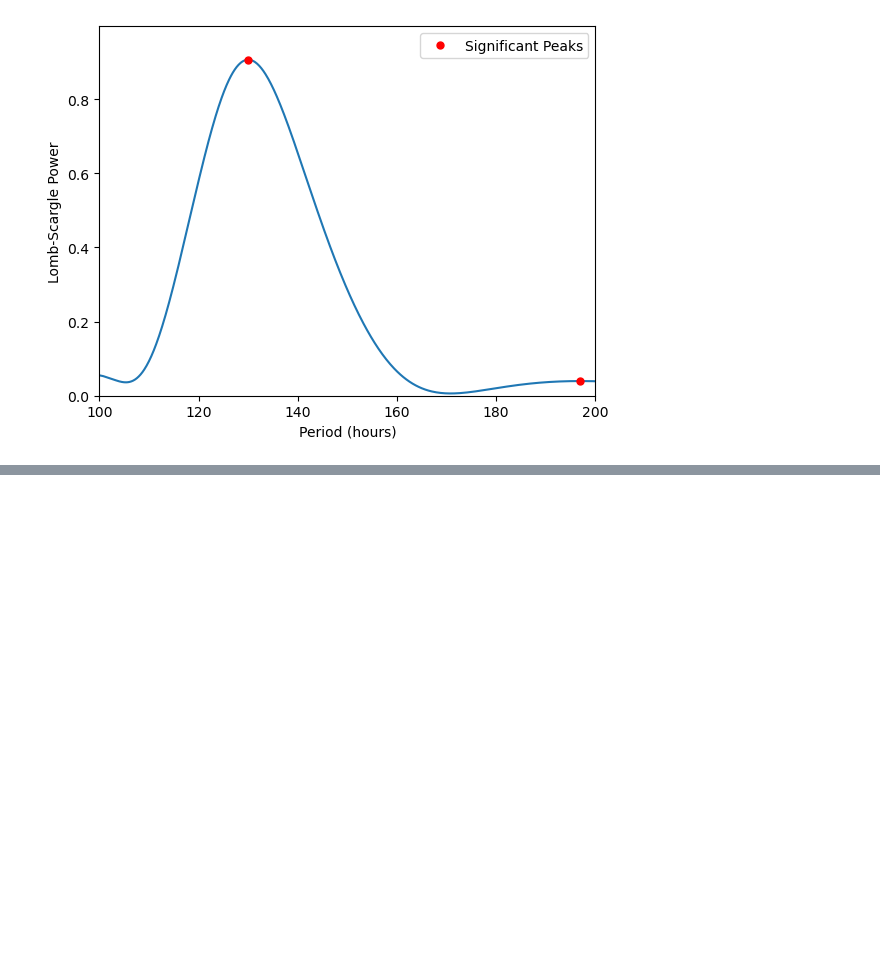
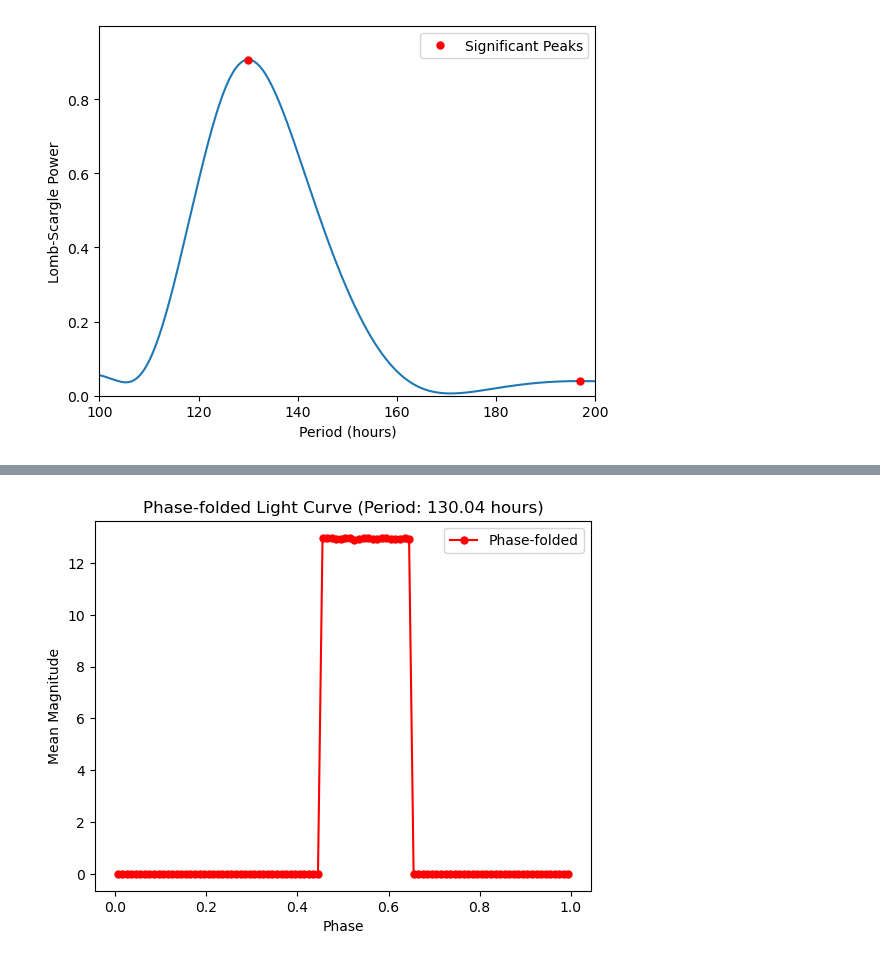
Before and after one commit to nic5153/TESS_UPDATED, a Jupyter notebook: AnalysisLS.ipynb, the cells around one changed output, grey strips where cells are left out. Cells and saved outputs as stored; diff of their text form; code cells hidden in the pictures; blank space fills up the shorter version.

```diff
--- a/AnalysisLS.ipynb
+++ b/AnalysisLS.ipynb
@@ -55,0 +111,36 @@ Period: 12.12 hours, Power: 0.00
+# %%
+import numpy as np
+import matplotlib.pyplot as plt
+
+data_file = r"C:\Users\nic51\Code_Repos\Tess\Data\Interesting_Curves\sector26\Pulsators\2020nww.txt"
+data = np.loadtxt(data_file)
+time = data[:, 1]
+magnitude = data[:, 4]
+
+period_hours = 130.04
+
+phase = (time / period_hours) % 1
+sorted_indices = np.argsort(phase)
+sorted_phase = phase[sorted_indices]
+sorted_magnitude = magnitude[sorted_indices]
+
+num_bins = 100
+phase_bins = np.linspace(0, 1, num_bins + 1)
+binned_magnitude = np.zeros(num_bins)
+bin_counts = np.zeros(num_bins)
+
+for i in range(num_bins):
+    bin_magnitude = sorted_magnitude[(sorted_phase >= phase_bins[i]) & (sorted_phase < phase_bins[i + 1])]
+    bin_counts[i] = len(bin_magnitude)
+    if len(bin_magnitude) > 0:
+        binned_magnitude[i] = np.mean(bin_magnitude)
+
+plt.figure()
+plt.plot((phase_bins[:-1] + phase_bins[1:]) / 2, binned_magnitude, 'ro-', markersize=5, label='Phase-folded')
+plt.xlabel('Phase')
+plt.ylabel('Mean Magnitude')
+plt.title(f'Phase-folded Light Curve (Period: {period_hours:.2f} hours)')
+plt.legend()
+plt.show()
+# %% [output]
+[figure, added]
```
Also changed, not shown: parts of 1 cell of this notebook.
